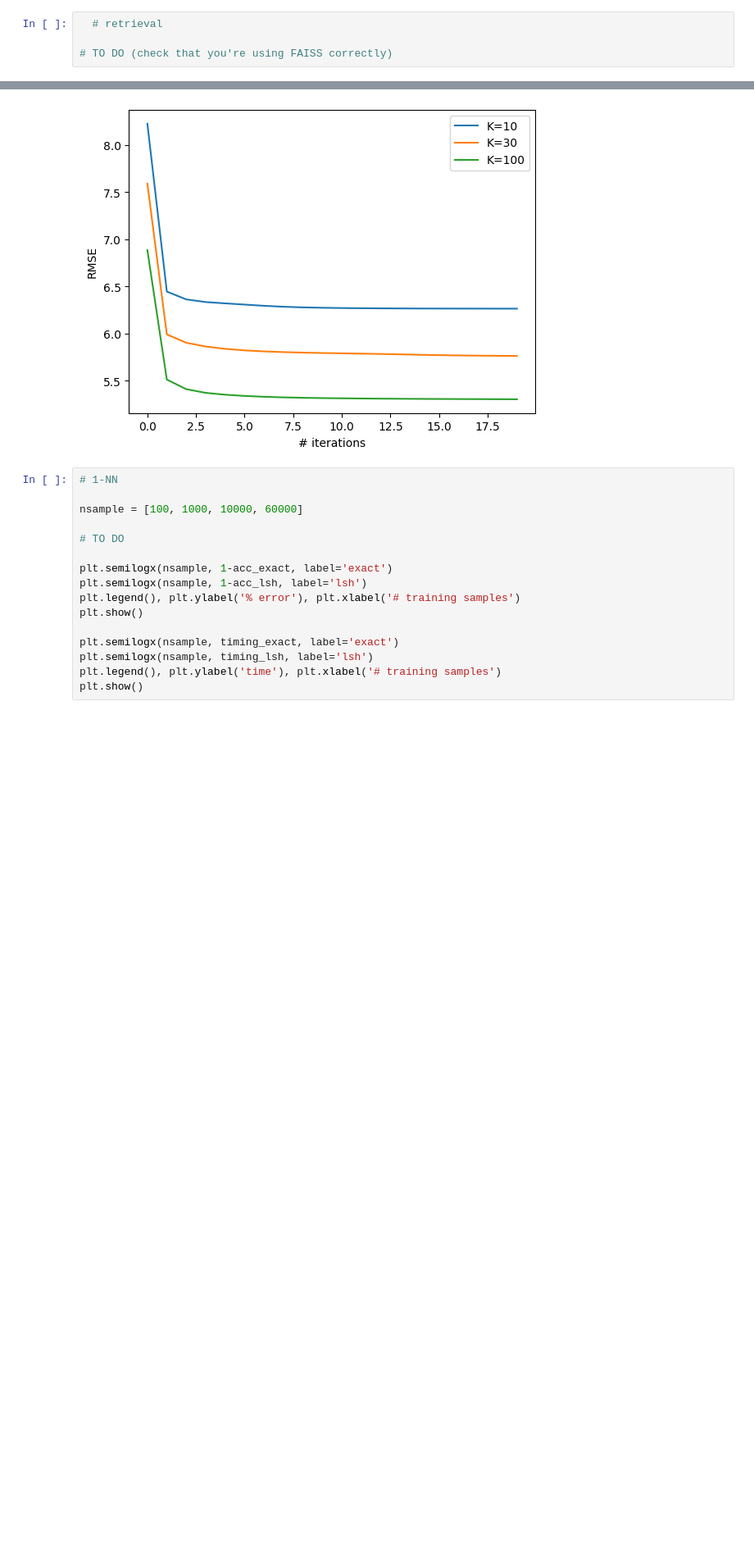
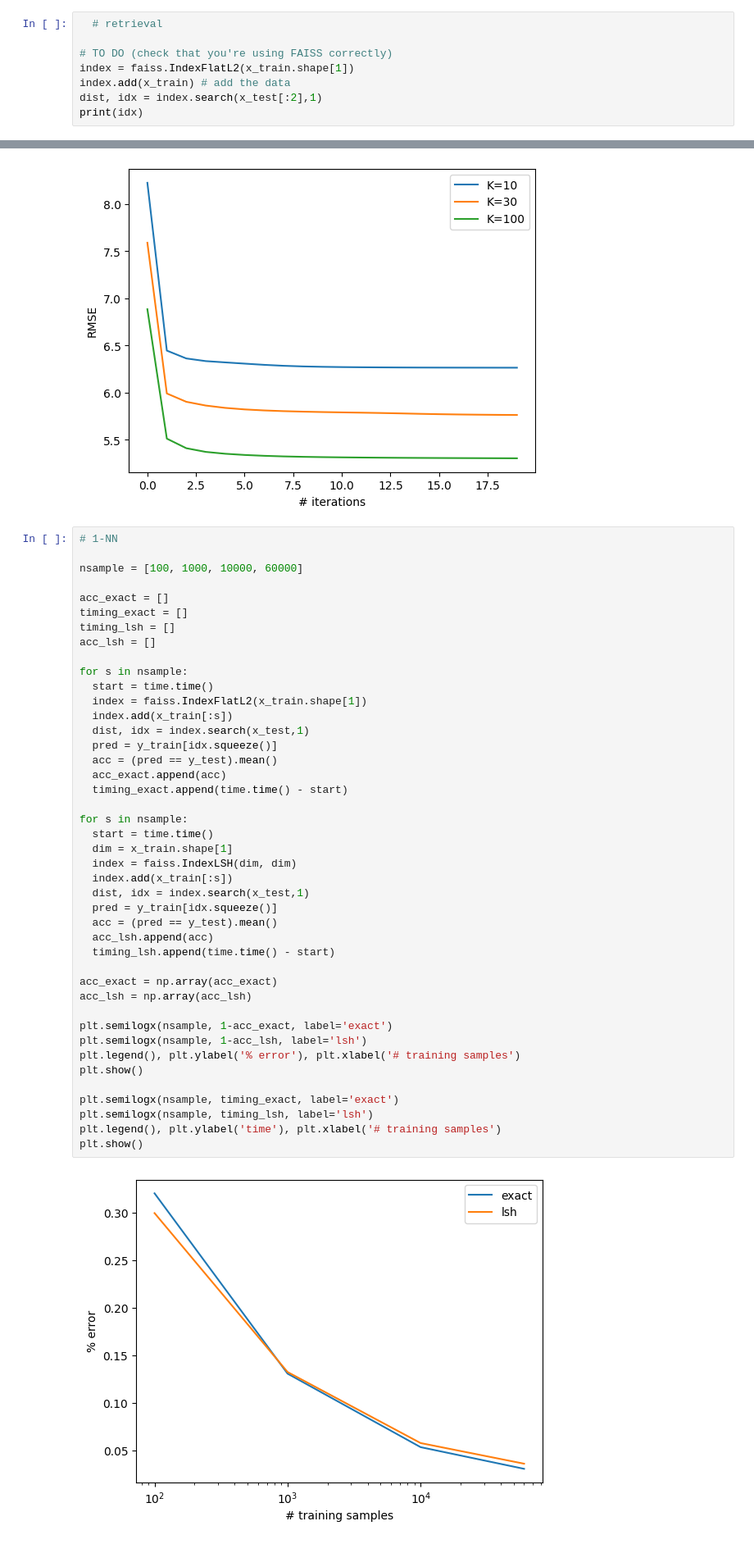
Before and after one commit to mhtang2/CS441, a Jupyter notebook: MP1/CS441_SP24_HW1_Starter.ipynb, the cells around one changed output, grey strips where cells are left out. Shown at 82% size. Saved outputs shown, nothing was run; the diff lists cells and outputs as text; blank space fills up the shorter version.

```diff
--- a/MP1/CS441_SP24_HW1_Starter.ipynb
+++ b/MP1/CS441_SP24_HW1_Starter.ipynb
@@ -131,3 +166,7 @@ Successfully installed faiss-cpu-1.7.4
   # retrieval
 
 # TO DO (check that you're using FAISS correctly)
+index = faiss.IndexFlatL2(x_train.shape[1])
+index.add(x_train) # add the data
+dist, idx = index.search(x_test[:2],1)
+print(idx)
@@ -178,16 +220,45 @@ plt.show()
 # %%
 # 1-NN
 
 nsample = [100, 1000, 10000, 60000]
 
-# TO DO
+acc_exact = []
+timing_exact = []
+timing_lsh = []
+acc_lsh = []
+
+for s in nsample:
+  start = time.time()
+  index = faiss.IndexFlatL2(x_train.shape[1])
+  index.add(x_train[:s])
+  dist, idx = index.search(x_test,1)
+  pred = y_train[idx.squeeze()]
+  acc = (pred == y_test).mean()
+  acc_exact.append(acc)
+  timing_exact.append(time.time() - start)
+
+for s in nsample:
+  start = time.time()
+  dim = x_train.shape[1]
+  index = faiss.IndexLSH(dim, dim)
+  index.add(x_train[:s])
+  dist, idx = index.search(x_test,1)
+  pred = y_train[idx.squeeze()]
+  acc = (pred == y_test).mean()
+  acc_lsh.append(acc)
+  timing_lsh.append(time.time() - start)
+
+acc_exact = np.array(acc_exact)
+acc_lsh = np.array(acc_lsh)
 
 plt.semilogx(nsample, 1-acc_exact, label='exact')
 plt.semilogx(nsample, 1-acc_lsh, label='lsh')
 plt.legend(), plt.ylabel('% error'), plt.xlabel('# training samples')
 plt.show()
 
 plt.semilogx(nsample, timing_exact, label='exact')
 plt.semilogx(nsample, timing_lsh, label='lsh')
 plt.legend(), plt.ylabel('time'), plt.xlabel('# training samples')
 plt.show()
+# %% [output]
+[figure, added]
```
Also changed, not shown: parts of 22 cells of this notebook, 4 other files.
